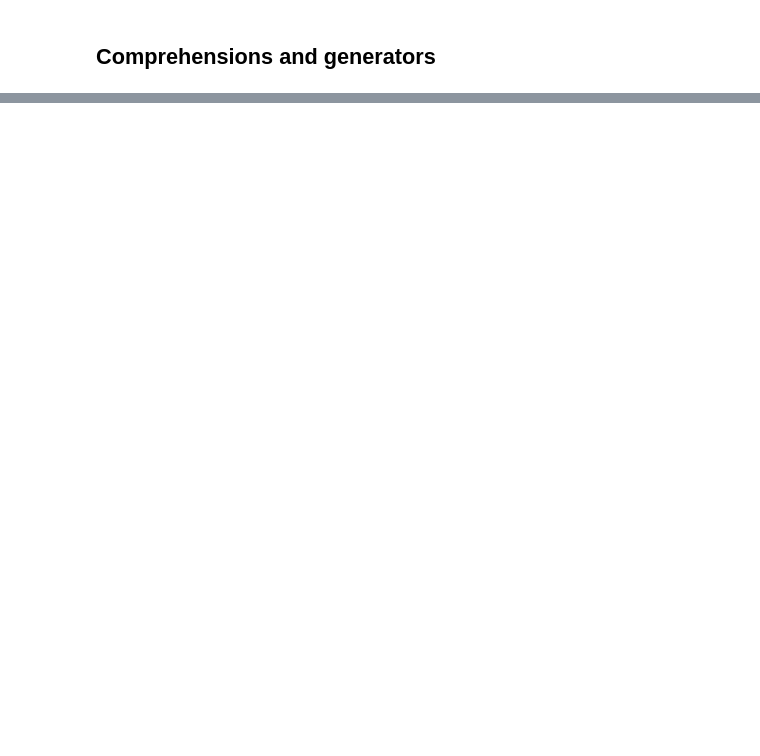
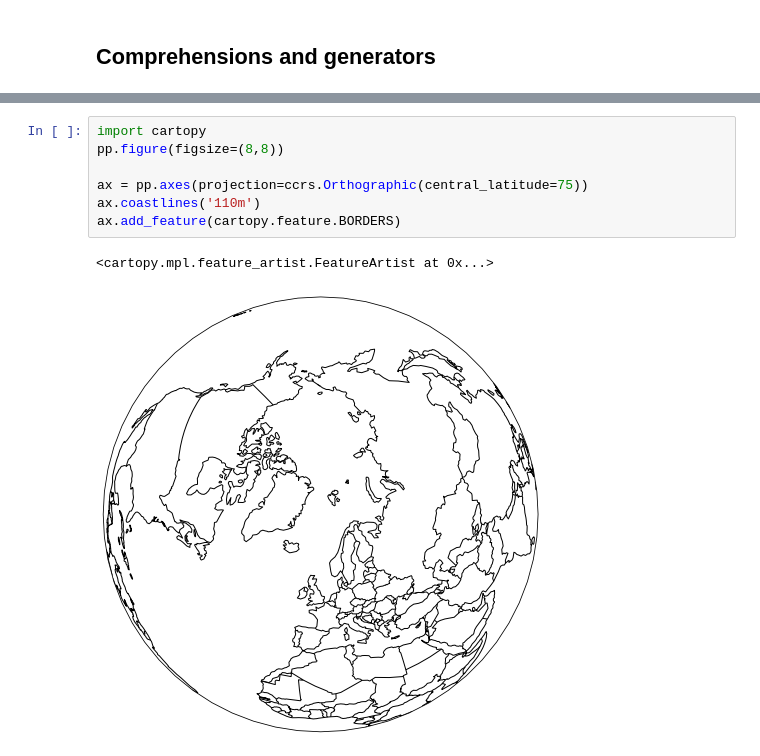
Before and after one commit to IvanaEscobar/sandbox, a Jupyter notebook: efficientPy/Exercise Files/chapter2/02_04/02_04_comprehensions_begin.ipynb, the cells around one changed output, grey strips where cells are left out. Drawn from its saved outputs; the diff is of its cells as text; blank space fills up the shorter version.

```diff
--- a/efficientPy/Exercise Files/chapter2/02_04/02_04_comprehensions_begin.ipynb
+++ b/efficientPy/Exercise Files/chapter2/02_04/02_04_comprehensions_begin.ipynb
@@ -56,0 +124,10 @@ coordinates_by_city
+# %%
+import cartopy
+pp.figure(figsize=(8,8))
+
+ax = pp.axes(projection=ccrs.Orthographic(central_latitude=75))
+ax.coastlines('110m')
+ax.add_feature(cartopy.feature.BORDERS)
+# %% [output]
+<cartopy.mpl.feature_artist.FeatureArtist at 0x...>
+[figure, added]
```
Also changed, not shown: parts of 8 cells of this notebook, 1 other file.
